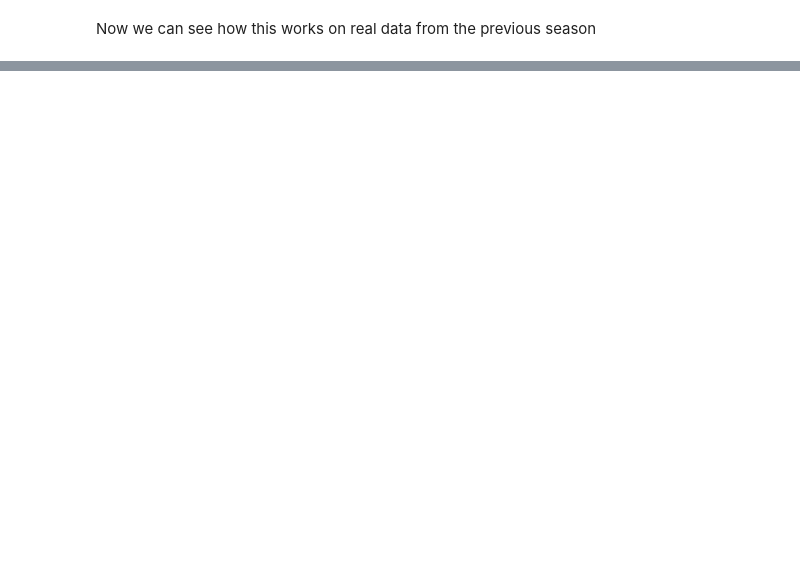
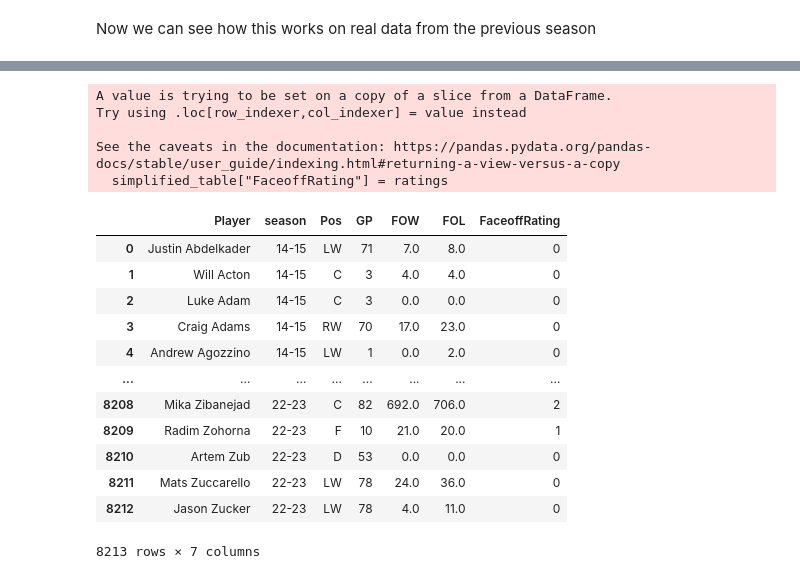
Before and after one commit to soulFood5632/apba_rater, a Jupyter notebook: src/ratings/exploration/faceoff.ipynb, the cells around one changed output, grey strips where cells are left out. Saved outputs shown, nothing was run; the diff lists cells and outputs as text; code cells hidden in the pictures; blank space fills up the shorter version.

```diff
--- a/src/ratings/exploration/faceoff.ipynb
+++ b/src/ratings/exploration/faceoff.ipynb
@@ -114,0 +86,32 @@ dv.data_histogram(small, 'Faceoff Rating', 7)
+# %%
+simplified_table = hr_data[["Player", "season", "Pos", "GP", "FOW", "FOL"]]
+ratings = []
+for games, wins, losses in zip(simplified_table["GP"], simplified_table["FOW"], simplified_table["FOL"]):
+    rating = rp.ci_face_off_rating(games, wins, losses) * 5
+    try:
+        ratings.append(int(rating))
+    except:
+        ratings.append(0)
+
+simplified_table["FaceoffRating"] = ratings
+
+simplified_table
+# %% [output]
+A value is trying to be set on a copy of a slice from a DataFrame.
+Try using .loc[row_indexer,col_indexer] = value instead
+
+See the caveats in the documentation: https://pandas.pydata.org/pandas-docs/stable/user_guide/indexing.html#returning-a-view-versus-a-copy
+  simplified_table["FaceoffRating"] = ratings
+|  | Player | season | Pos | GP | FOW | FOL | FaceoffRating |
+| 0 | Justin Abdelkader | 14-15 | LW | 71 | 7.0 | 8.0 | 0 |
+| 1 | Will Acton | 14-15 | C | 3 | 4.0 | 4.0 | 0 |
+| 2 | Luke Adam | 14-15 | C | 3 | 0.0 | 0.0 | 0 |
+| 3 | Craig Adams | 14-15 | RW | 70 | 17.0 | 23.0 | 0 |
+| 4 | Andrew Agozzino | 14-15 | LW | 1 | 0.0 | 2.0 | 0 |
+| ... | ... | ... | ... | ... | ... | ... | ... |
+| 8208 | Mika Zibanejad | 22-23 | C | 82 | 692.0 | 706.0 | 2 |
+| 8209 | Radim Zohorna | 22-23 | F | 10 | 21.0 | 20.0 | 1 |
+| 8210 | Artem Zub | 22-23 | D | 53 | 0.0 | 0.0 | 0 |
+| 8211 | Mats Zuccarello | 22-23 | LW | 78 | 24.0 | 36.0 | 0 |
+| 8212 | Jason Zucker | 22-23 | LW | 78 | 4.0 | 11.0 | 0 |
+8213 rows × 7 columns
```
Also changed, not shown: parts of 11 cells of this notebook, 6 other files.
